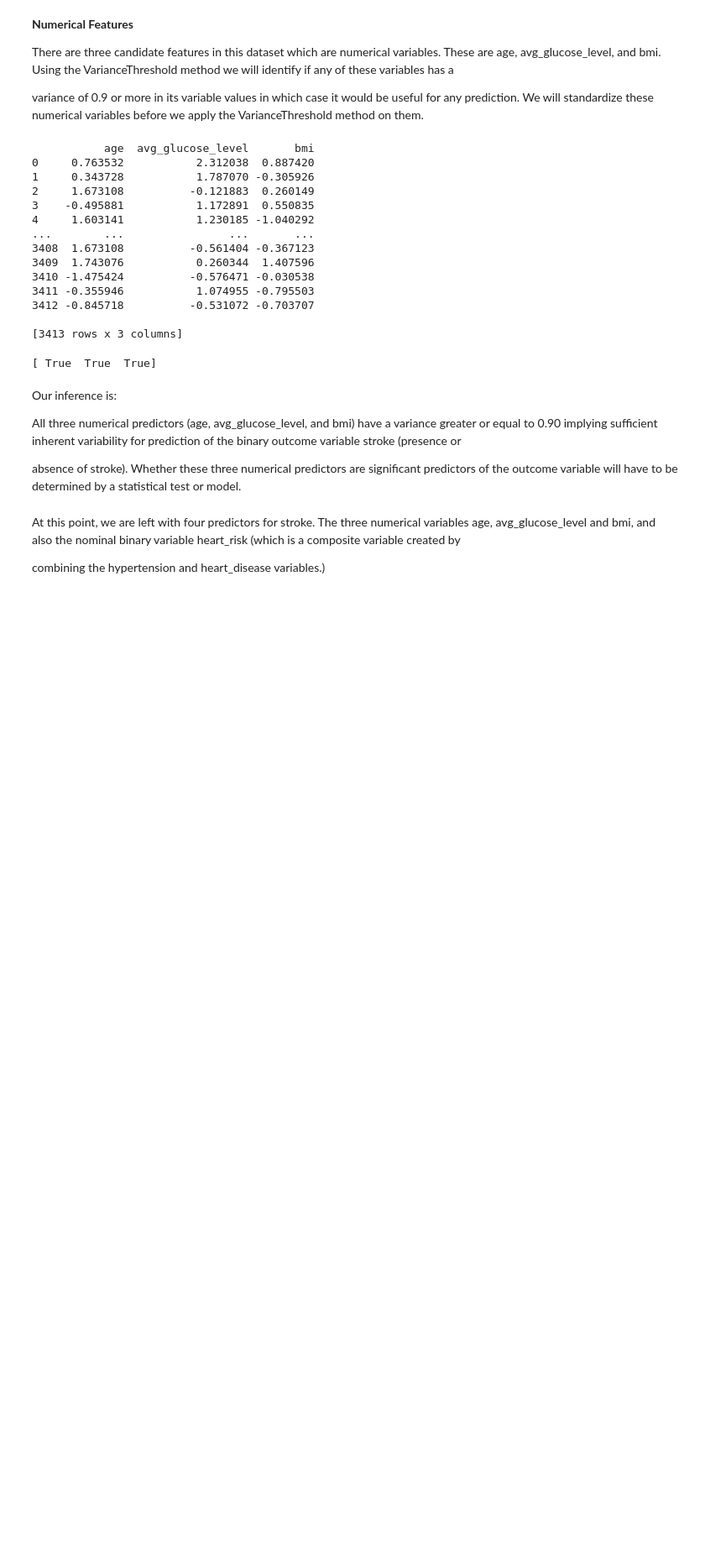
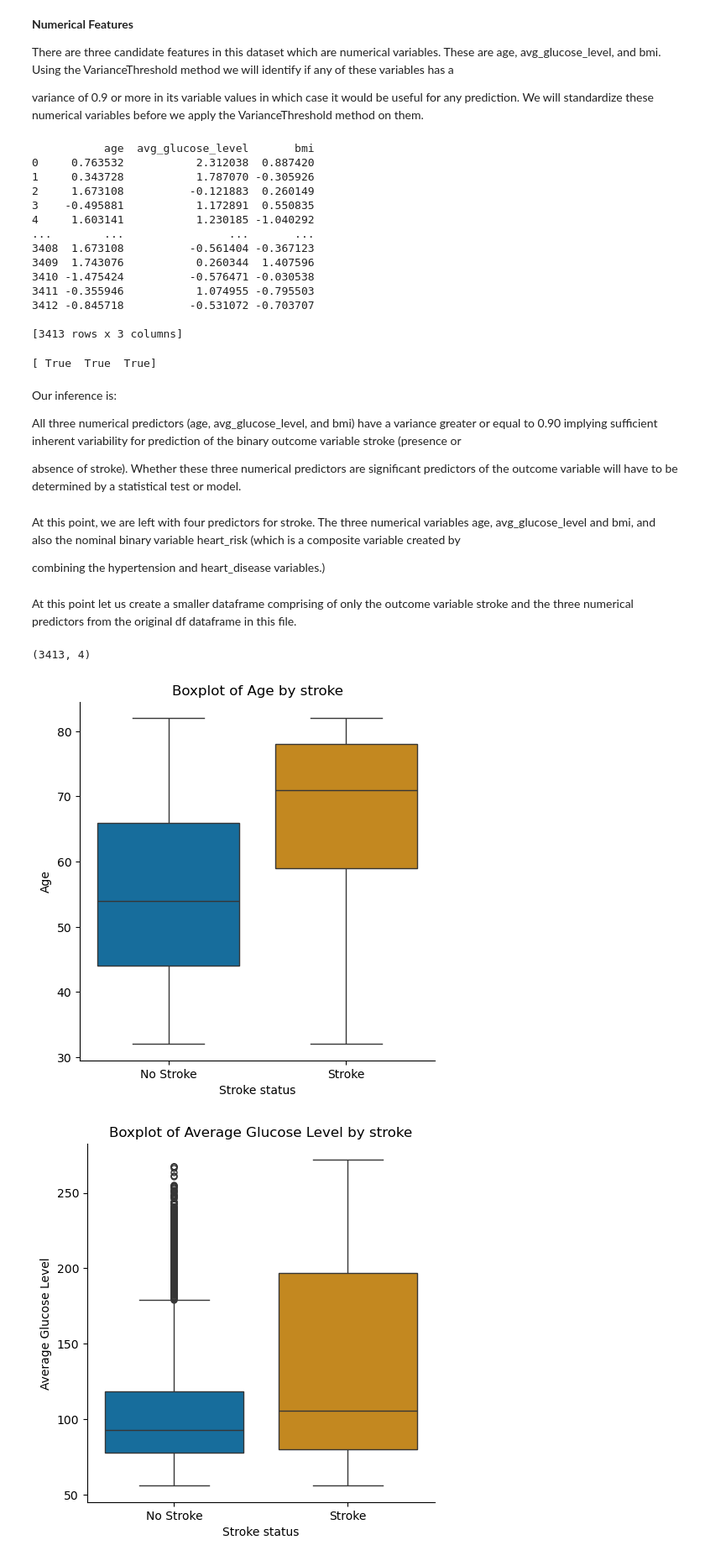
Before and after one commit to Mulders95/Predicting_Stroke_and_Heart_Disease, a Jupyter notebook: stroke.ipynb, the cells around one changed output. Shown at 84% size. Saved outputs shown, nothing was run; the diff lists cells and outputs as text; code cells hidden in the pictures; blank space fills up the shorter version.

```diff
--- a/stroke.ipynb
+++ b/stroke.ipynb
@@ -396,3 +402,38 @@ absence of stroke). Whether these three numerical predictors are significant pre
 At this point, we are left with four predictors for stroke. The three numerical variables age, avg_glucose_level and bmi, and also the nominal binary variable heart_risk (which is a composite variable created by
 
 combining the hypertension and heart_disease variables.)
+# %% [markdown]
+At this point let us create a smaller dataframe comprising of only the outcome variable stroke and the three numerical predictors from the original df dataframe in this file.
+# %%
+df_small = df[['stroke', 'age', 'avg_glucose_level', 'bmi' ]]
+df_small.shape
+# %% [output]
+(3413, 4)
+# %%
+predictors = ['age', 'avg_glucose_level', 'bmi']
+target = 'stroke'
+
+predictor_labels = {
+    'age': 'Age',
+    'avg_glucose_level': 'Average Glucose Level',
+    'bmi': 'BMI'
+}
+#df_small['stroke_label'] = df_small['stroke'].map(stroke_labels)
+x_axis_label = 'Stroke status'
+palette = sns.color_palette("colorblind", 2)
+
+
+for predictor in predictors:
+    df_plot = df_small.copy() #create a copy of df_small
+    stroke_labels = {0: 'No Stroke', 1: 'Stroke'} #stroke labels
+
+    df_plot['stroke_label'] = df_plot['stroke'].map(stroke_labels)
+    g = sns.catplot(x=target, y=predictor, data=df_plot, kind="box",
+                hue=target, legend=False, palette = palette)
+    # Set customized x-axis labels
+    g.set_xticklabels(['No Stroke', 'Stroke'])  # 0 = No Stroke, 1 = Stroke
+    plt.title(f'Boxplot of {predictor_labels[predictor]} by {target}')
+    g.set_axis_labels(x_axis_label, predictor_labels[predictor])
+# %% [output]
+[figure, added]
+[figure, added]
```
Also changed, not shown: parts of 7 cells of this notebook.
